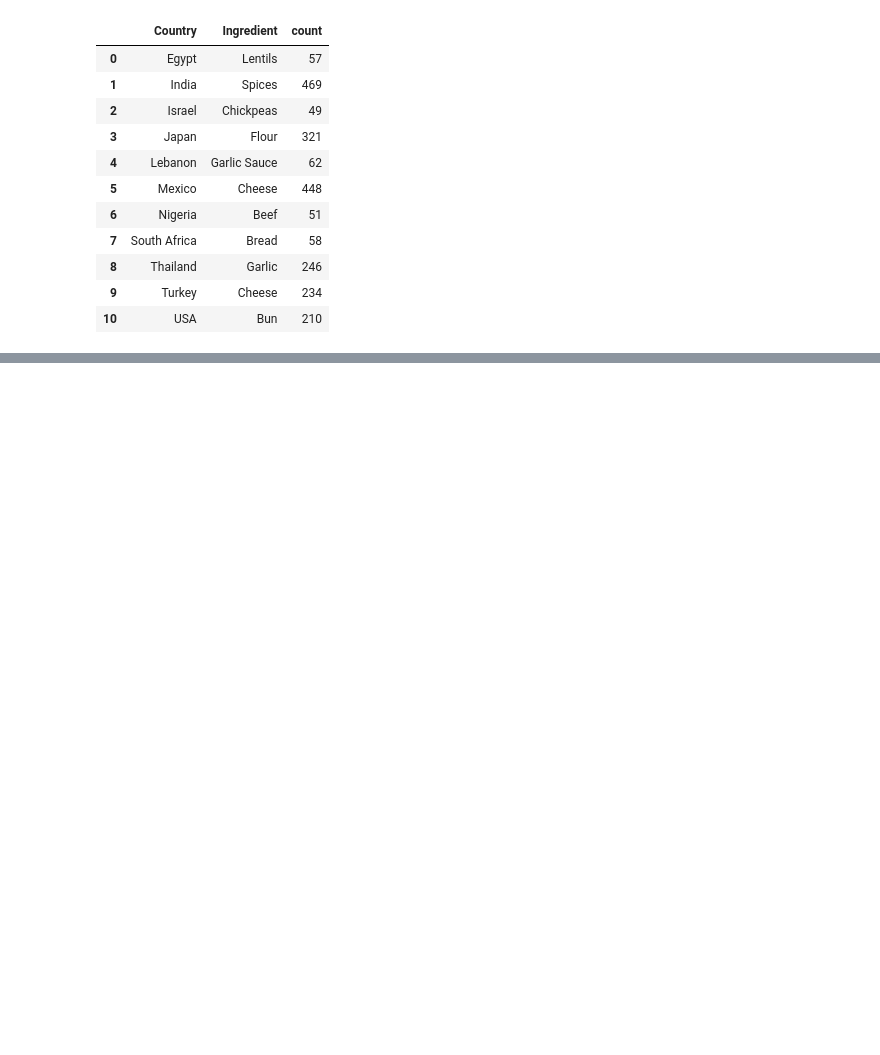
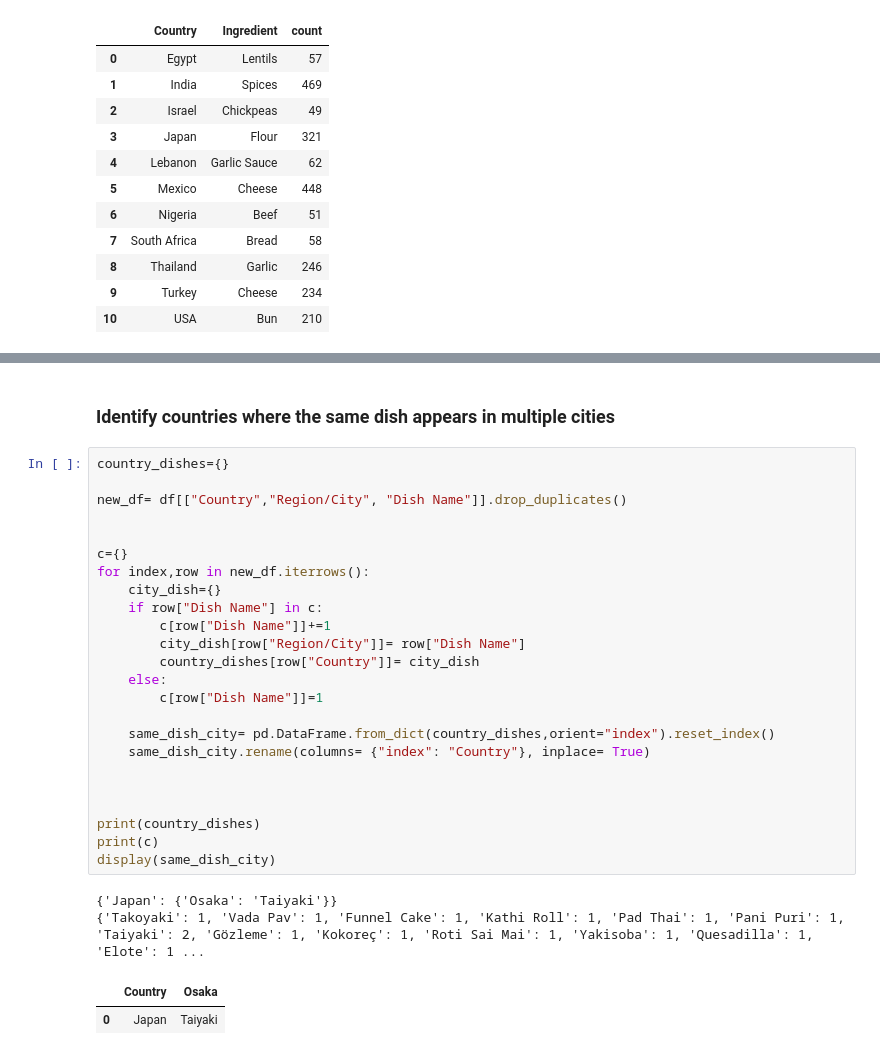
Before and after one commit to ushasrisetti24/Python-Practice, a Jupyter notebook: Street Food Analysis/Street food dataset.ipynb, the cells around one changed output, grey strips where cells are left out. Drawn from its saved outputs; the diff is of its cells as text; blank space fills up the shorter version.

```diff
--- a/Street Food Analysis/Street food dataset.ipynb
+++ b/Street Food Analysis/Street food dataset.ipynb
@@ -491,0 +512,31 @@ display(most_common_df)
+# %% [markdown]
+### Identify countries where the same dish appears in multiple cities
+# %%
+country_dishes={}
+
+new_df= df[["Country","Region/City", "Dish Name"]].drop_duplicates()
+
+
+c={}
+for index,row in new_df.iterrows():
+    city_dish={}
+    if row["Dish Name"] in c:
+        c[row["Dish Name"]]+=1
+        city_dish[row["Region/City"]]= row["Dish Name"]
+        country_dishes[row["Country"]]= city_dish
+    else:
+        c[row["Dish Name"]]=1
+
+    same_dish_city= pd.DataFrame.from_dict(country_dishes,orient="index").reset_index()
+    same_dish_city.rename(columns= {"index": "Country"}, inplace= True)
+
+
+
+print(country_dishes)
+print(c)
+display(same_dish_city)
+# %% [output]
+{'Japan': {'Osaka': 'Taiyaki'}}
+{'Takoyaki': 1, 'Vada Pav': 1, 'Funnel Cake': 1, 'Kathi Roll': 1, 'Pad Thai': 1, 'Pani Puri': 1, 'Taiyaki': 2, 'Gözleme': 1, 'Kokoreç': 1, 'Roti Sai Mai': 1, 'Yakisoba': 1, 'Quesadilla': 1, 'Elote': 1 ...
+|  | Country | Osaka |
+| 0 | Japan | Taiyaki |
```
Also changed, not shown: parts of 4 cells of this notebook.
